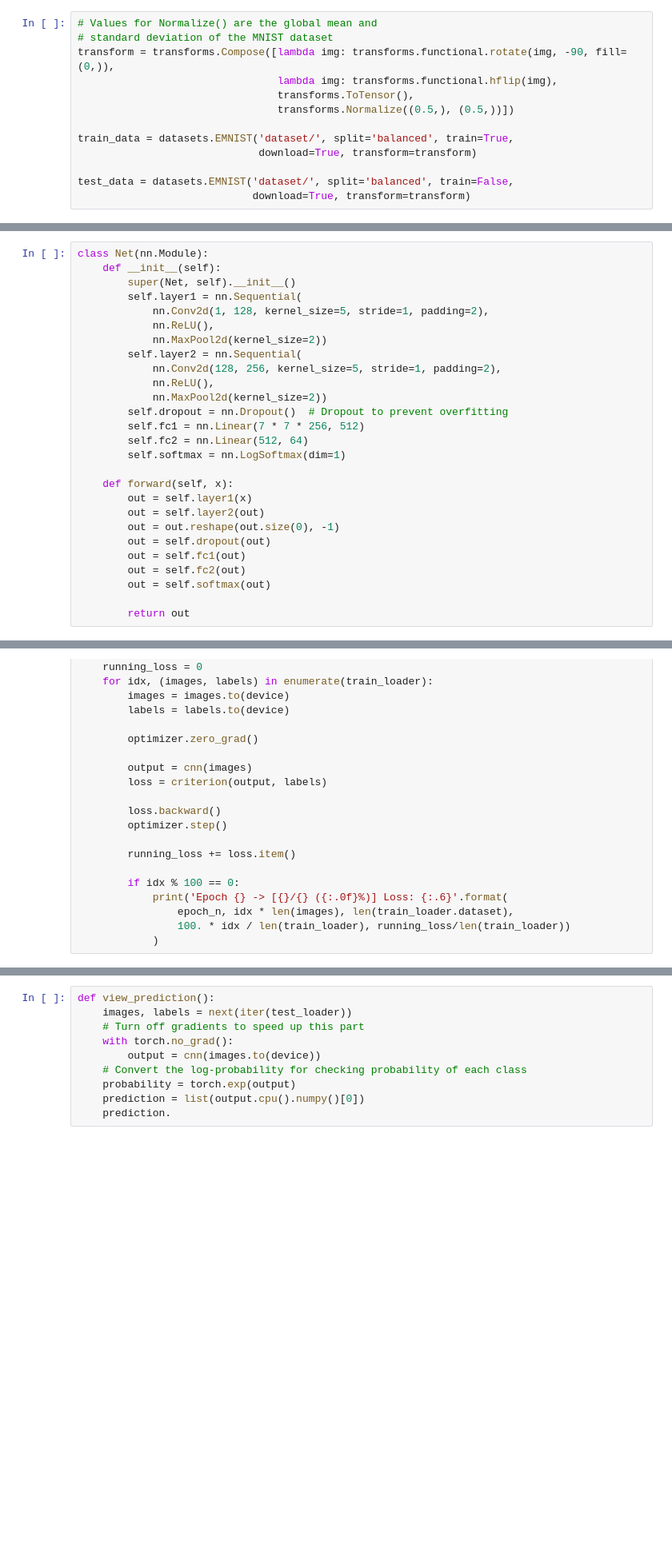
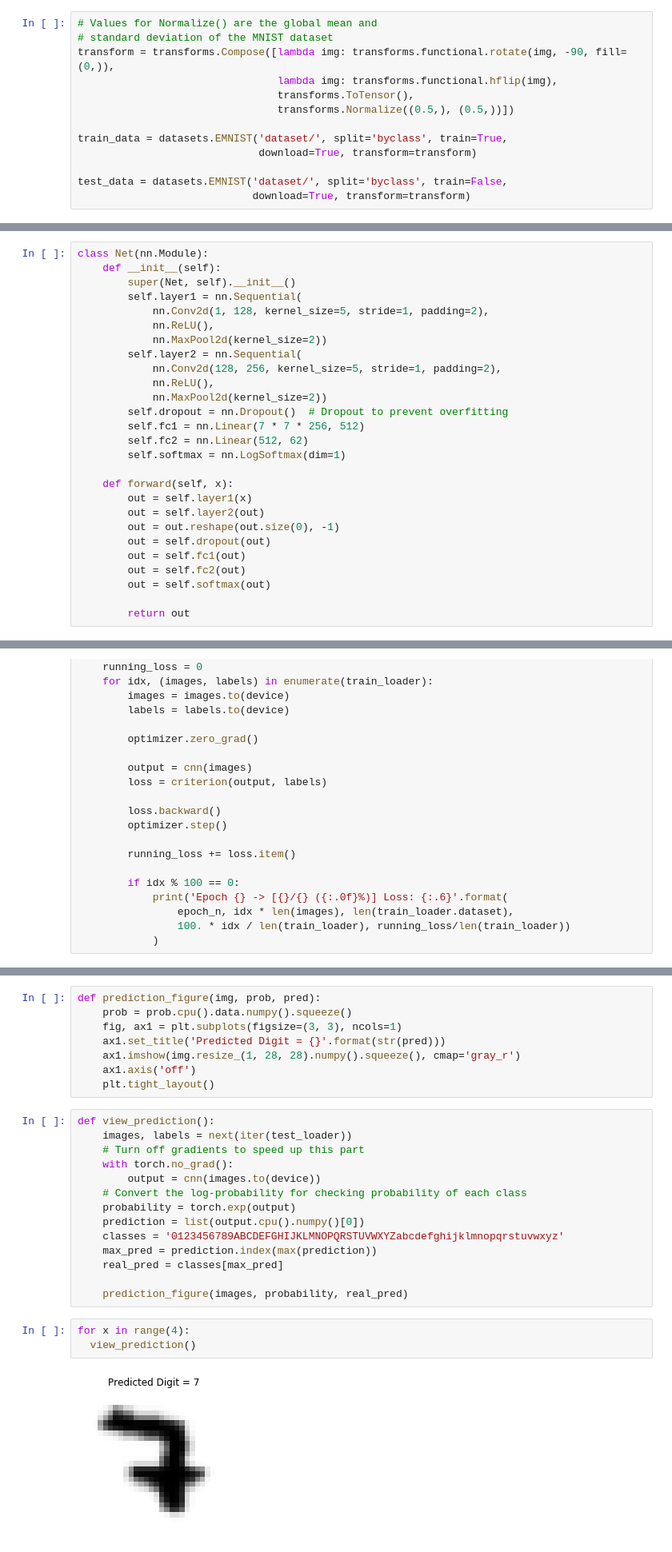
Before and after one commit to cameronkinsella/mail-scanner, a Jupyter notebook: cnn_trainer.ipynb, the cells around one changed output, grey strips where cells are left out. Shown at 80% size. Cells and saved outputs as stored; diff of their text form; blank space fills up the shorter version.

```diff
--- a/cnn_trainer.ipynb
+++ b/cnn_trainer.ipynb
@@ -17,8 +18,8 @@ transform = transforms.Compose([lambda img: transforms.functional.rotate(img, -9
                                 transforms.ToTensor(),
                                 transforms.Normalize((0.5,), (0.5,))])
 
-train_data = datasets.EMNIST('dataset/', split='balanced', train=True,
+train_data = datasets.EMNIST('dataset/', split='byclass', train=True,
                              download=True, transform=transform)
 
-test_data = datasets.EMNIST('dataset/', split='balanced', train=False,
+test_data = datasets.EMNIST('dataset/', split='byclass', train=False,
                             download=True, transform=transform)
@@ -47,7 +57,7 @@ class Net(nn.Module):
             nn.MaxPool2d(kernel_size=2))
         self.dropout = nn.Dropout()  # Dropout to prevent overfitting
         self.fc1 = nn.Linear(7 * 7 * 256, 512)
-        self.fc2 = nn.Linear(512, 64)
+        self.fc2 = nn.Linear(512, 62)
         self.softmax = nn.LogSoftmax(dim=1)
 
     def forward(self, x):
@@ -134,3 +161,11 @@ KeyboardInterrupt:
+# %%
+def prediction_figure(img, prob, pred):
+    prob = prob.cpu().data.numpy().squeeze()
+    fig, ax1 = plt.subplots(figsize=(3, 3), ncols=1)
+    ax1.set_title('Predicted Digit = {}'.format(str(pred)))
+    ax1.imshow(img.resize_(1, 28, 28).numpy().squeeze(), cmap='gray_r')
+    ax1.axis('off')
+    plt.tight_layout()
 # %%
 def view_prediction():
     images, labels = next(iter(test_loader))
@@ -140,4 +175,13 @@ def view_prediction():
     # Convert the log-probability for checking probability of each class
     probability = torch.exp(output)
     prediction = list(output.cpu().numpy()[0])
-    prediction.
+    classes = '0123456789ABCDEFGHIJKLMNOPQRSTUVWXYZabcdefghijklmnopqrstuvwxyz'
+    max_pred = prediction.index(max(prediction))
+    real_pred = classes[max_pred]
+
+    prediction_figure(images, probability, real_pred)
+# %%
+for x in range(4):
+  view_prediction()
+# %% [output]
+[figure, added]
```
Also changed, not shown: parts of 9 cells of this notebook, 4 other files.
